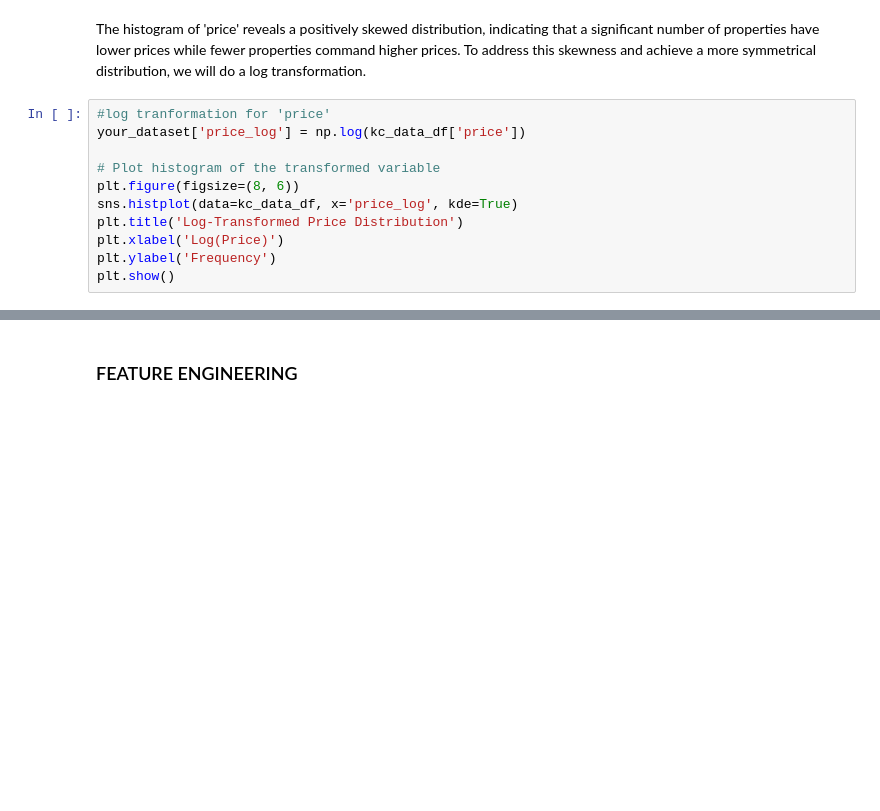
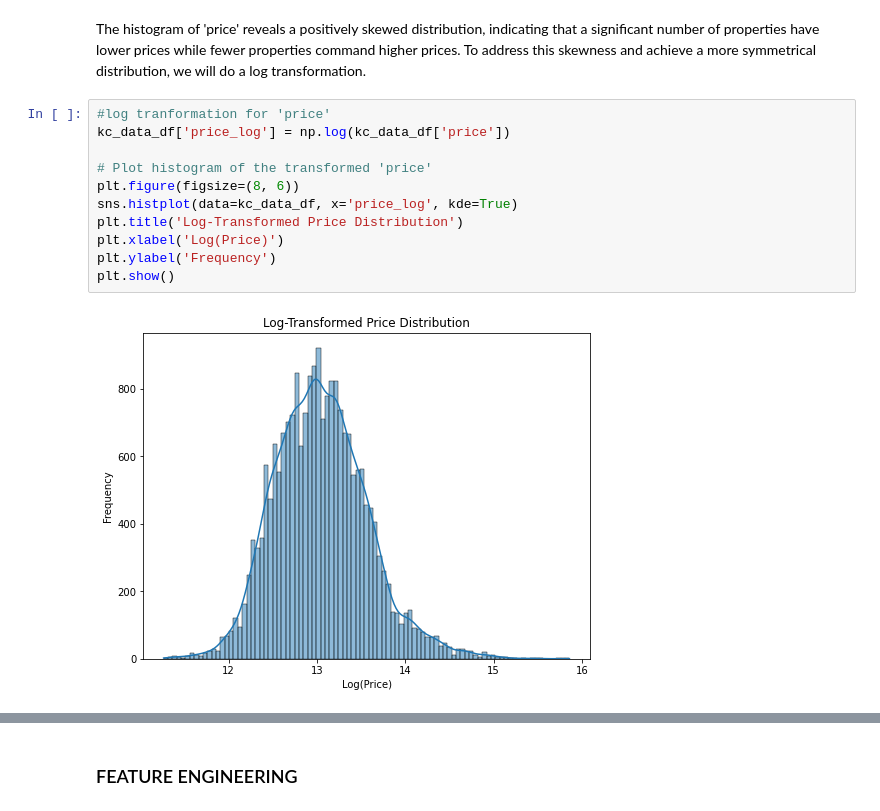
Before and after one commit to ggeorgekkariuki/Kings-Country-Housing-Project, a Jupyter notebook: student.ipynb, the cells around one changed output, grey strips where cells are left out. Cells and saved outputs as stored; diff of their text form; blank space fills up the shorter version.

```diff
--- a/student.ipynb
+++ b/student.ipynb
@@ -464,12 +464,14 @@ plt.show()
 The histogram of 'price' reveals a positively skewed distribution, indicating that a significant number of properties have lower prices while fewer properties command higher prices. To address this skewness and achieve a more symmetrical distribution, we will do a log transformation.
 # %%
 #log tranformation for 'price'
-your_dataset['price_log'] = np.log(kc_data_df['price'])
+kc_data_df['price_log'] = np.log(kc_data_df['price'])
 
-# Plot histogram of the transformed variable
+# Plot histogram of the transformed 'price'
 plt.figure(figsize=(8, 6))
 sns.histplot(data=kc_data_df, x='price_log', kde=True)
 plt.title('Log-Transformed Price Distribution')
 plt.xlabel('Log(Price)')
 plt.ylabel('Frequency')
 plt.show()
+# %% [output]
+[figure, added]
```
Also changed, not shown: parts of 3 cells of this notebook.
